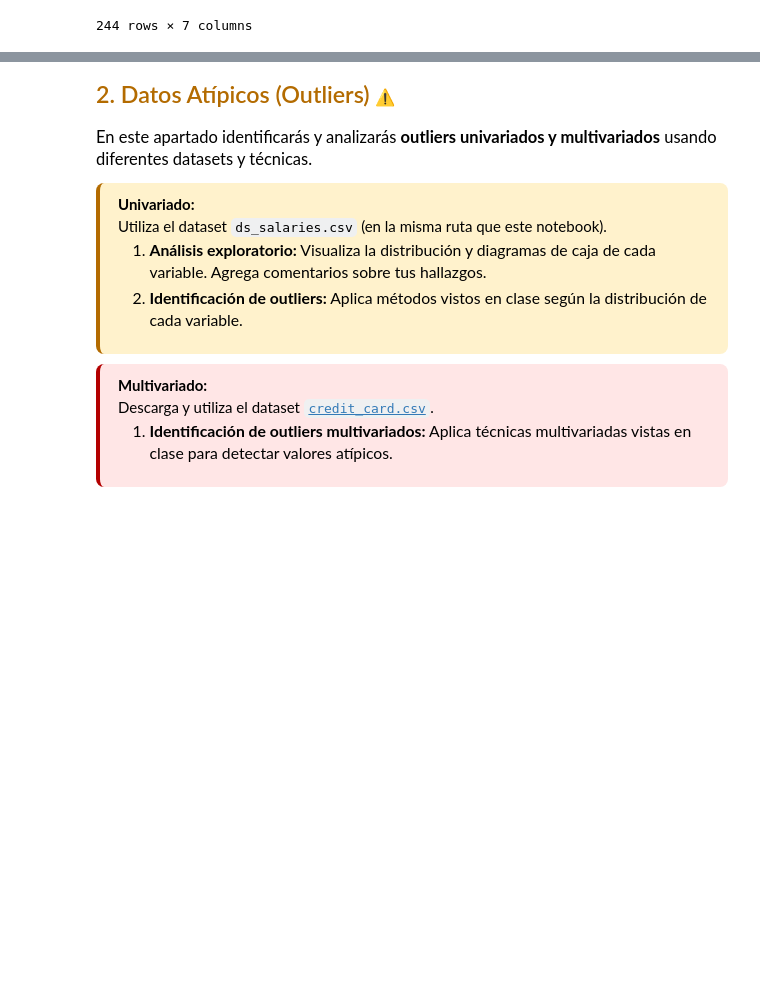
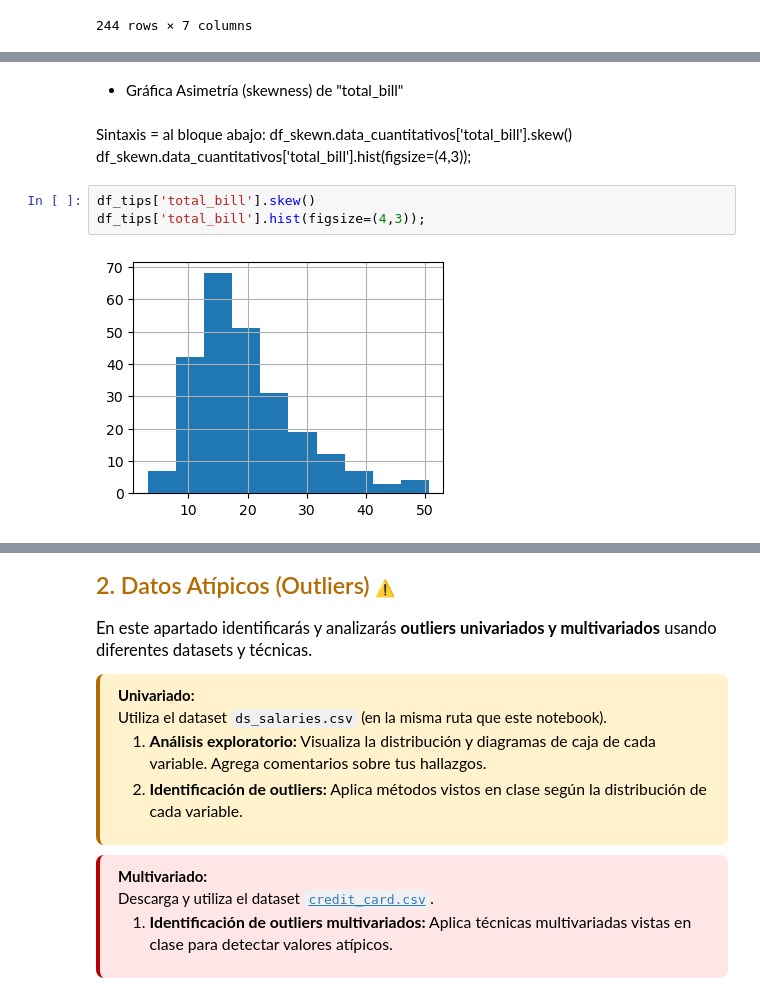
Before and after one commit to GabiRmz2025/MGRC_Herramientas_Aplicaciones_IA_2025, a Jupyter notebook: Modulo1/Actividad_2/Actividad2_IdentificacionDatos.ipynb, the cells around one changed output, grey strips where cells are left out. Cells and saved outputs as stored; diff of their text form; blank space fills up the shorter version.

```diff
--- a/Modulo1/Actividad_2/Actividad2_IdentificacionDatos.ipynb
+++ b/Modulo1/Actividad_2/Actividad2_IdentificacionDatos.ipynb
@@ -81,0 +211,11 @@ df_cat_countries = hia(df_countries)
+# %% [markdown]
+* Gráfica Asimetría (skewness) de "total_bill"
+# %% [markdown]
+Sintaxis = al bloque abajo:
+df_skewn.data_cuantitativos['total_bill'].skew()
+df_skewn.data_cuantitativos['total_bill'].hist(figsize=(4,3));
+# %%
+df_tips['total_bill'].skew()
+df_tips['total_bill'].hist(figsize=(4,3));
+# %% [output]
+[figure, added]
```
Also changed, not shown: parts of 42 cells of this notebook, 3 other files.
